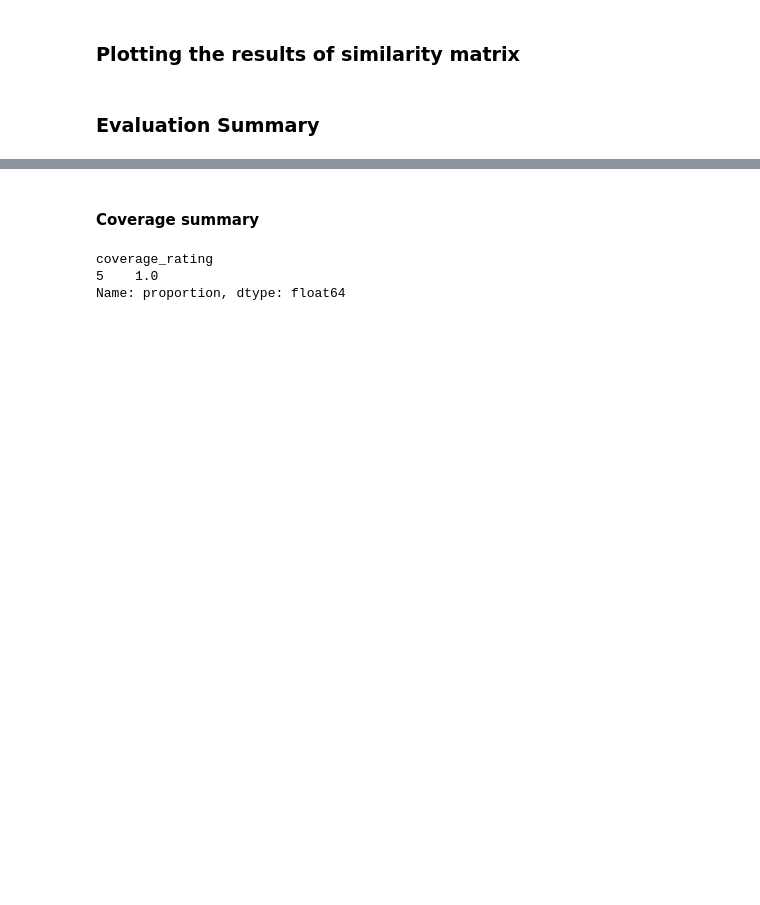
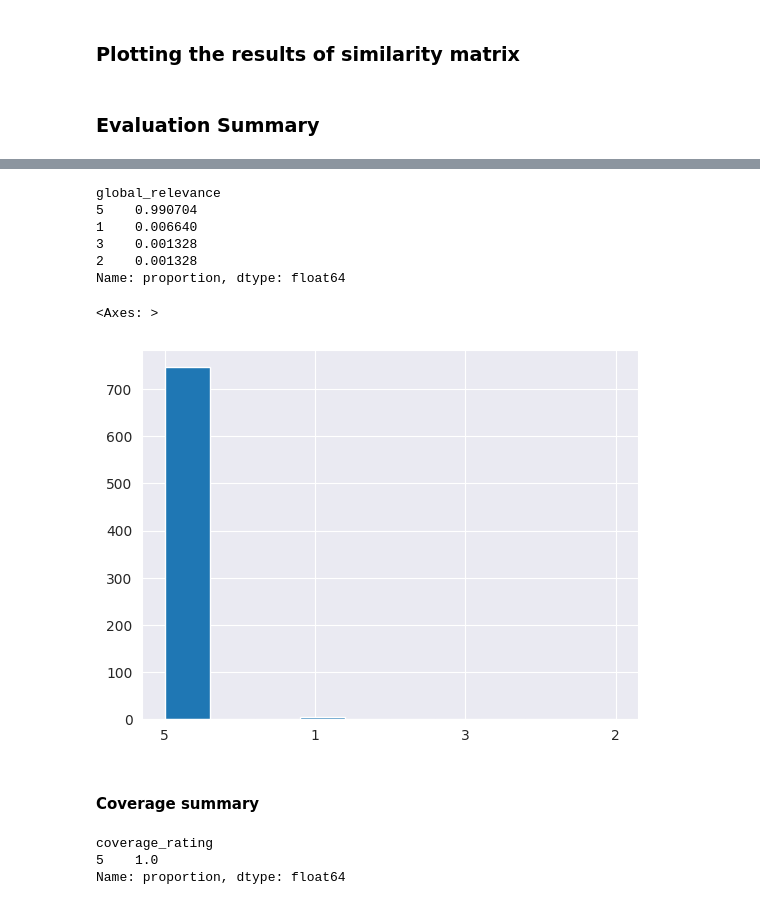
Before and after one commit to witold87/llm-bielik-ft-legal, a Jupyter notebook: src/data.ipynb, the cells around one changed output, grey strips where cells are left out. Saved outputs shown, nothing was run; the diff lists cells and outputs as text; code cells hidden in the pictures; blank space fills up the shorter version.

```diff
--- a/src/data.ipynb
+++ b/src/data.ipynb
@@ -222,3 +279,17 @@ if sim_matrix.shape[0] < 30: #plot only when sampled
+# %%
+df['global_relevance'].value_counts(normalize=True)
+# %% [output]
+global_relevance
+5    0.990704
+1    0.006640
+3    0.001328
+2    0.001328
+Name: proportion, dtype: float64
+# %%
+pd.plotting.hist_series(df['global_relevance'])
+# %% [output]
+<Axes: >
+[figure, added]
 # %% [markdown]
 #### Coverage summary
 # %%
```
Also changed, not shown: parts of 11 cells of this notebook, 2 other files.
